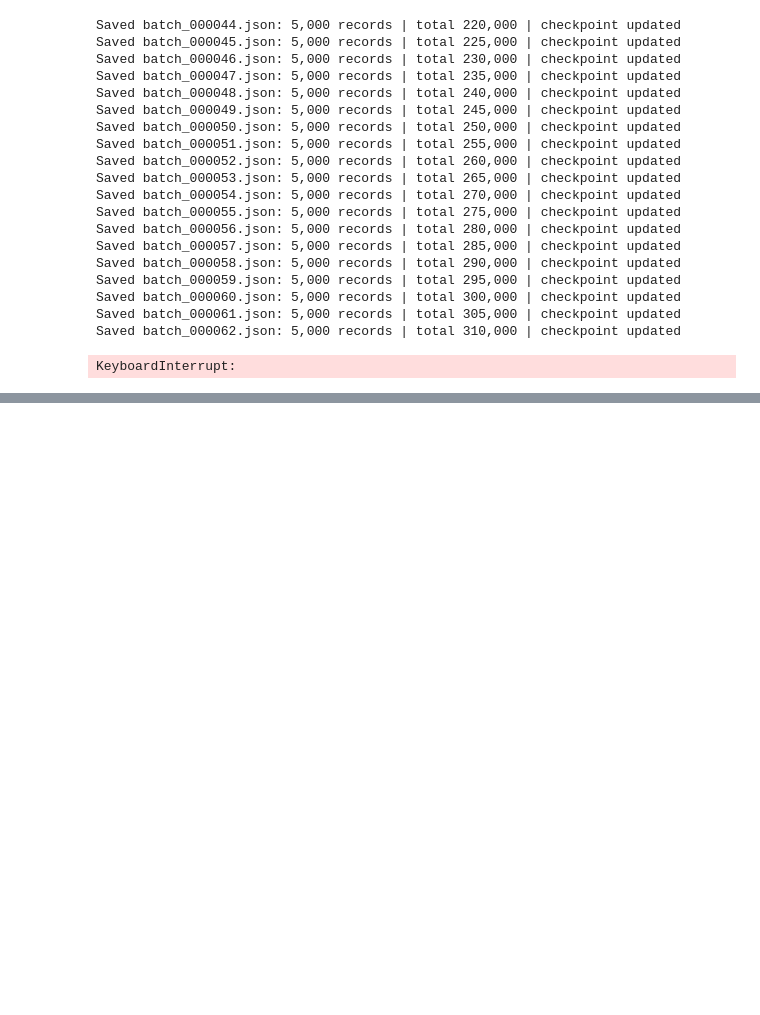
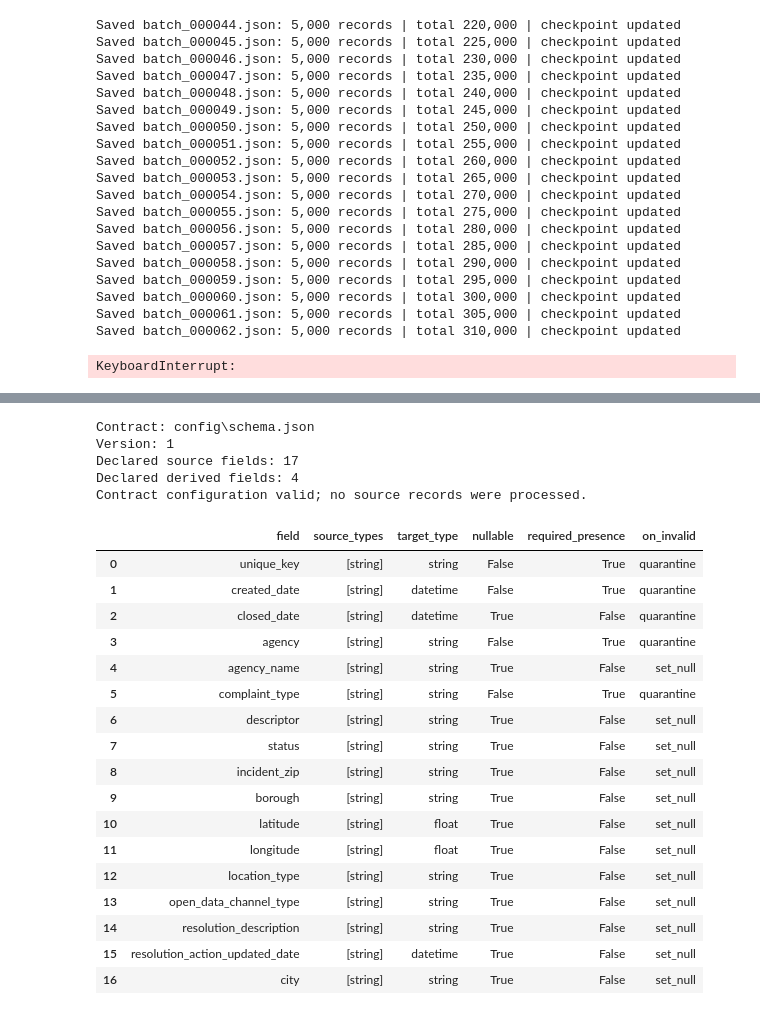
Before and after one commit to Ehsan-soveyzi/data_factory, a Jupyter notebook: challenge_solution.ipynb, the cells around one changed output, grey strips where cells are left out. Saved outputs shown, nothing was run; the diff lists cells and outputs as text; code cells hidden in the pictures; blank space fills up the shorter version.

```diff
--- a/challenge_solution.ipynb
+++ b/challenge_solution.ipynb
@@ -168,0 +305,60 @@ Completed: False
+# %%
+from pathlib import Path
+
+import pandas as pd
+from IPython.display import display
+
+from data_factory.config import load_config
+from data_factory.schema import contract_rows, load_schema
+
+contract_root = Path.cwd()
+if not (contract_root / "config/setting.json").is_file():
+    contract_root = contract_root / "machine_learning_challenge"
+if not (contract_root / "config/setting.json").is_file():
+    raise FileNotFoundError("Open the notebook from the project or its parent directory.")
+
+contract_config = load_config(contract_root / "config/setting.json")
+contract_path = contract_root / contract_config["validation"]["schema_path"]
+data_contract = load_schema(contract_path, source=contract_config["source"])
+contract_table = pd.DataFrame(
+    contract_rows(data_contract, source=contract_config["source"])
+)
+
+print("Contract:", contract_path.relative_to(contract_root))
+print("Version:", data_contract["version"])
+print("Declared source fields:", len(data_contract["fields"]))
+print("Declared derived fields:", len(data_contract["derived_fields"]))
+print("Contract configuration valid; no source records were processed.")
+
+with pd.option_context("display.max_rows", None, "display.max_columns", None):
+    display(contract_table[[
+        "field", "source_types", "target_type", "nullable",
+        "required_presence", "on_invalid",
+    ]])
+    display(contract_table[[
+        "field", "allowed", "pattern", "min", "max", "missing_tokens",
+    ]])
+# %% [output]
+Contract: config\schema.json
+Version: 1
+Declared source fields: 17
+Declared derived fields: 4
+Contract configuration valid; no source records were processed.
+|  | field | source_types | target_type | nullable | required_presence | on_invalid |
+| 0 | unique_key | [string] | string | False | True | quarantine |
+| 1 | created_date | [string] | datetime | False | True | quarantine |
+| 2 | closed_date | [string] | datetime | True | False | quarantine |
+| 3 | agency | [string] | string | False | True | quarantine |
+| 4 | agency_name | [string] | string | True | False | set_null |
+| 5 | complaint_type | [string] | string | False | True | quarantine |
+| 6 | descriptor | [string] | string | True | False | set_null |
+| 7 | status | [string] | string | True | False | set_null |
+| 8 | incident_zip | [string] | string | True | False | set_null |
+| 9 | borough | [string] | string | True | False | set_null |
+| 10 | latitude | [string] | float | True | False | set_null |
+| 11 | longitude | [string] | float | True | False | set_null |
+| 12 | location_type | [string] | string | True | False | set_null |
+| 13 | open_data_channel_type | [string] | string | True | False | set_null |
+| 14 | resolution_description | [string] | string | True | False | set_null |
+| 15 | resolution_action_updated_date | [string] | datetime | True | False | set_null |
+| 16 | city | [string] | string | True | False | set_null |
```
Also changed, not shown: parts of 8 cells of this notebook, 11 other files.
